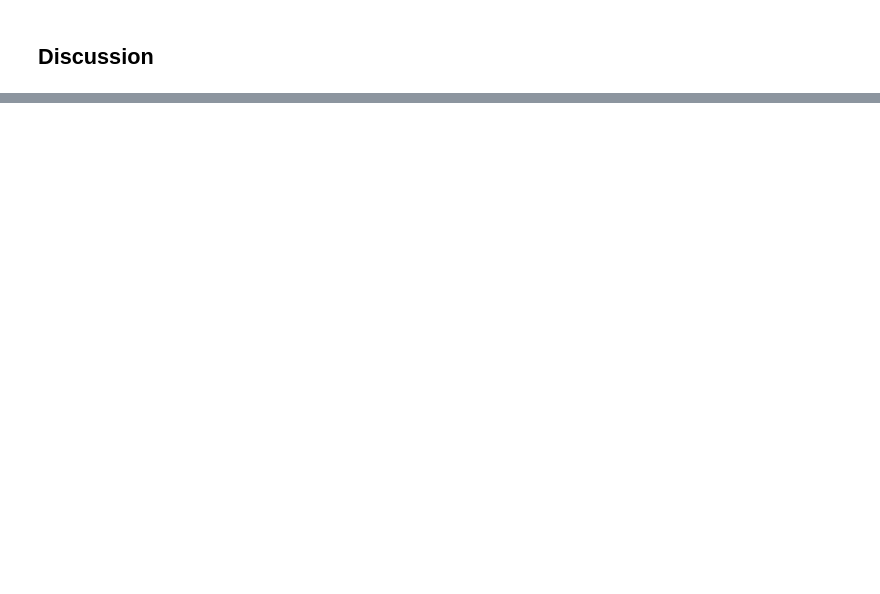
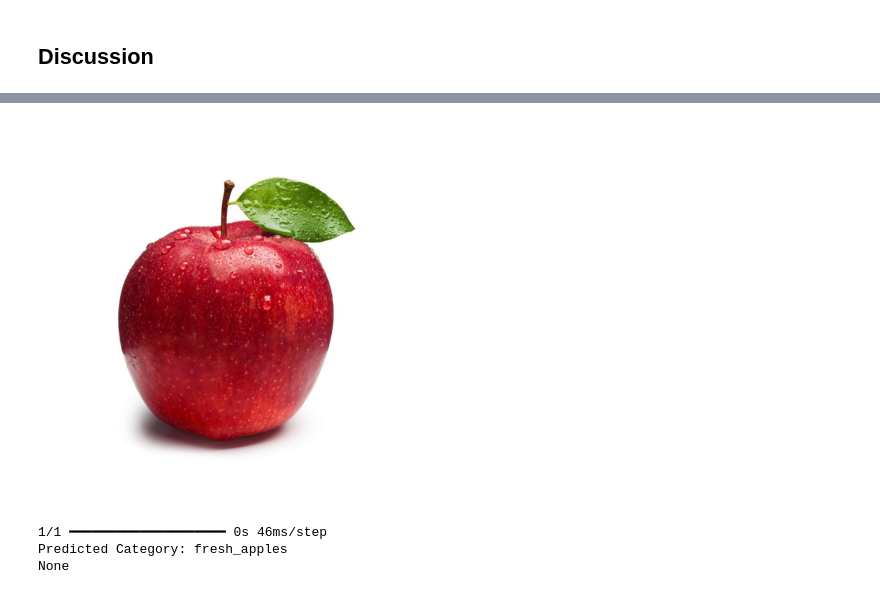
Before and after one commit to lamyse1/deep-learning-, a Jupyter notebook: week4/Graded_Notebook4_4_Lamyse.ipynb, the cells around one changed output, grey strips where cells are left out. Cells and saved outputs as stored; diff of their text form; code cells hidden in the pictures; blank space fills up the shorter version.

```diff
--- a/week4/Graded_Notebook4_4_Lamyse.ipynb
+++ b/week4/Graded_Notebook4_4_Lamyse.ipynb
@@ -198,0 +273,8 @@ Hopefully, you now have a model that has a validation accuracy of 92% or higher.
+# %%
+result = predict_fruit("/content/fresh_apple.jpg")
+print(result)
+# %% [output]
+[figure, added]
+1/1 ━━━━━━━━━━━━━━━━━━━━ 0s 46ms/step
+Predicted Category: fresh_apples
+None
```
Also changed, not shown: parts of 20 cells of this notebook.
